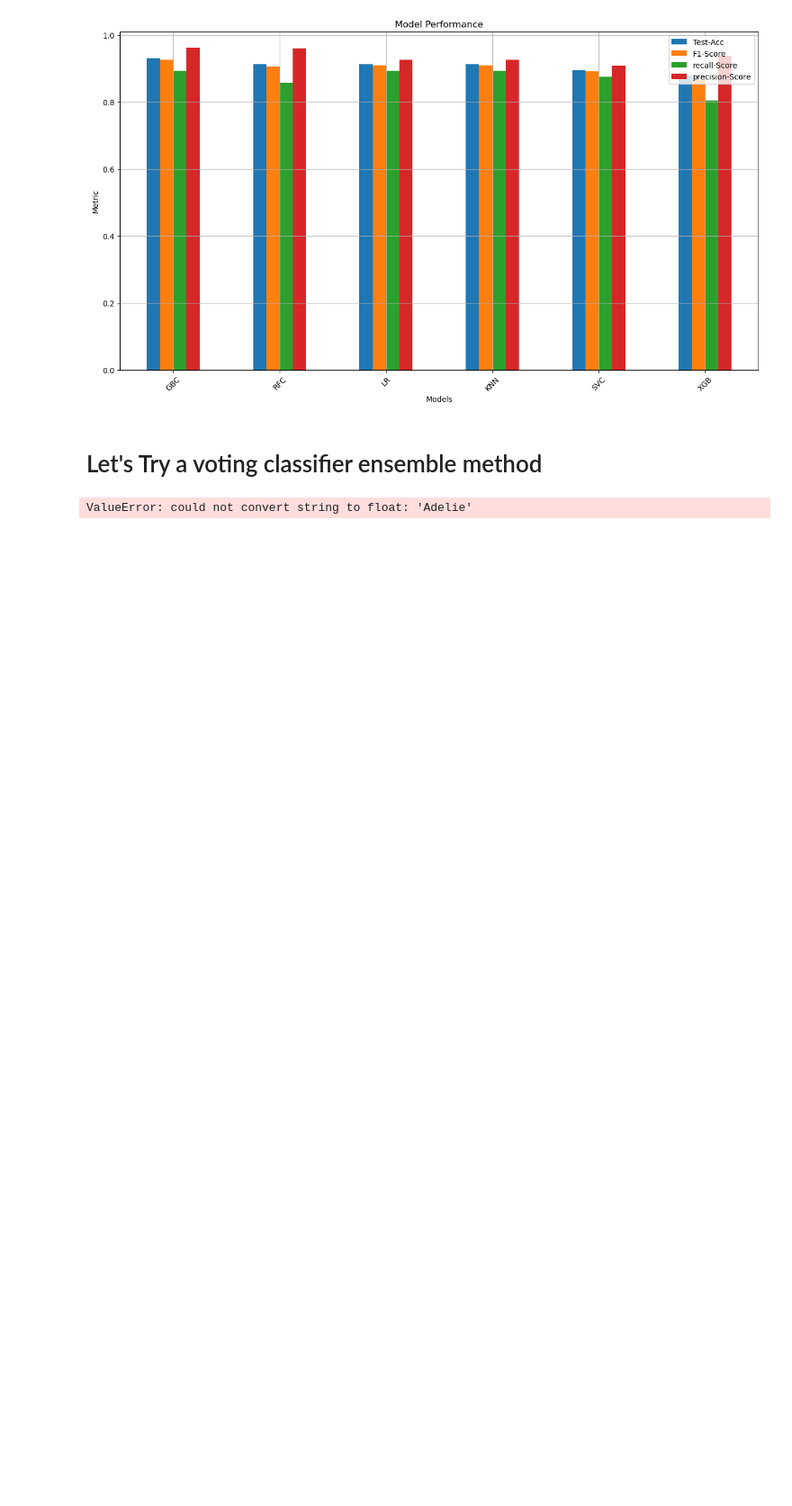
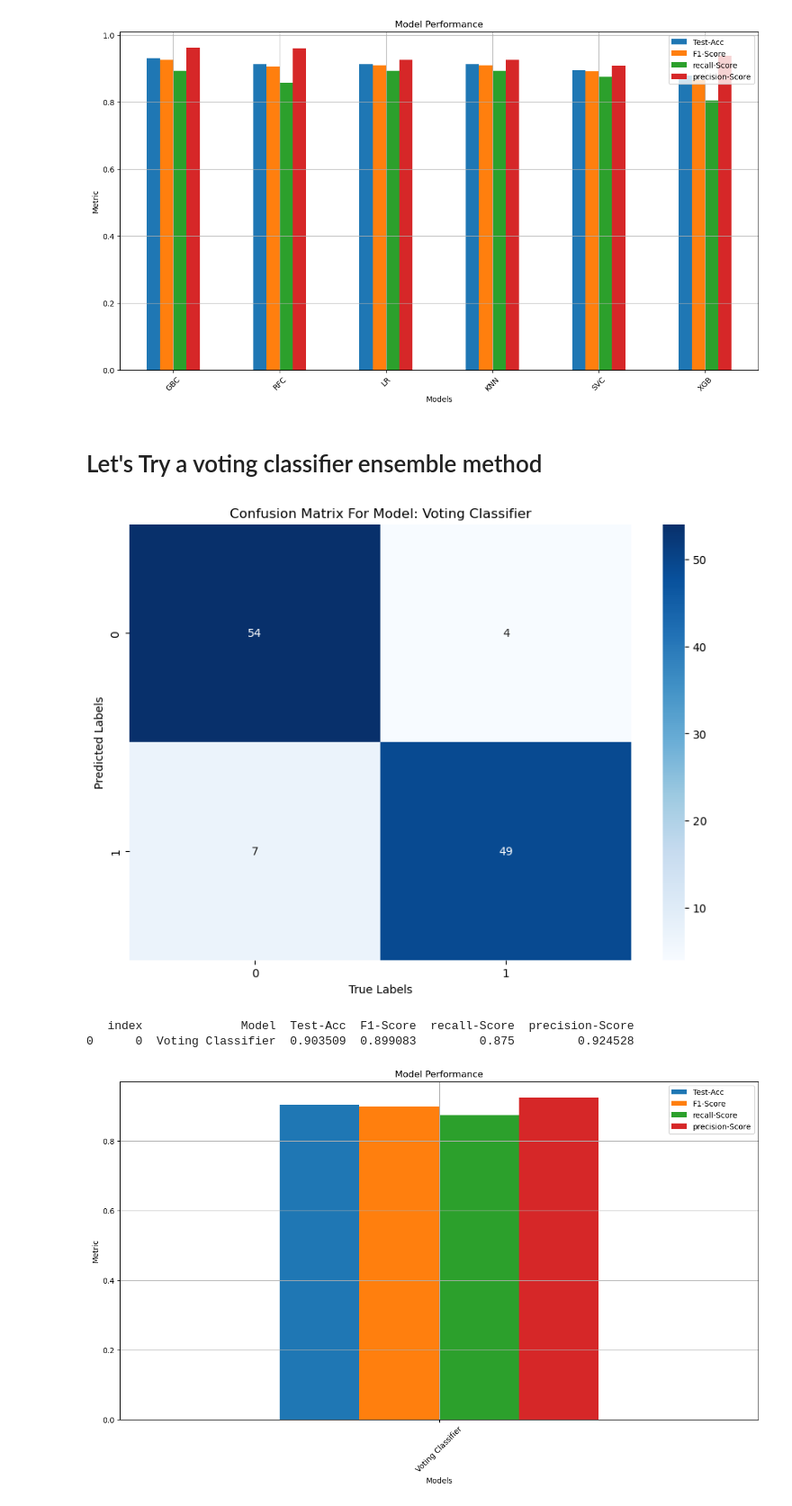
Before and after one commit to MaukanMir/Penguin-Sex-Classifier, a Jupyter notebook: training.ipynb, the cells around one changed output. Shown at 90% size. Drawn from its saved outputs; the diff is of its cells as text; code cells hidden in the pictures; blank space fills up the shorter version.

```diff
--- a/training.ipynb
+++ b/training.ipynb
@@ -644,6 +644,9 @@ voting_clf = VotingClassifier (estimators =[
 voting="soft"
 )
 # %%
-test_final_model(voting_clf, "Voting Classifier", X, y_encoded)
+test_final_model(preprocessor, voting_clf, "Voting Classifier", X, y_encoded)
 # %% [output]
+[figure, added]
-ValueError: could not convert string to float: 'Adelie'
+   index              Model  Test-Acc  F1-Score  recall-Score  precision-Score
+0      0  Voting Classifier  0.903509  0.899083         0.875         0.924528
+[figure, added]
```
Also changed, not shown: parts of 4 cells of this notebook.
